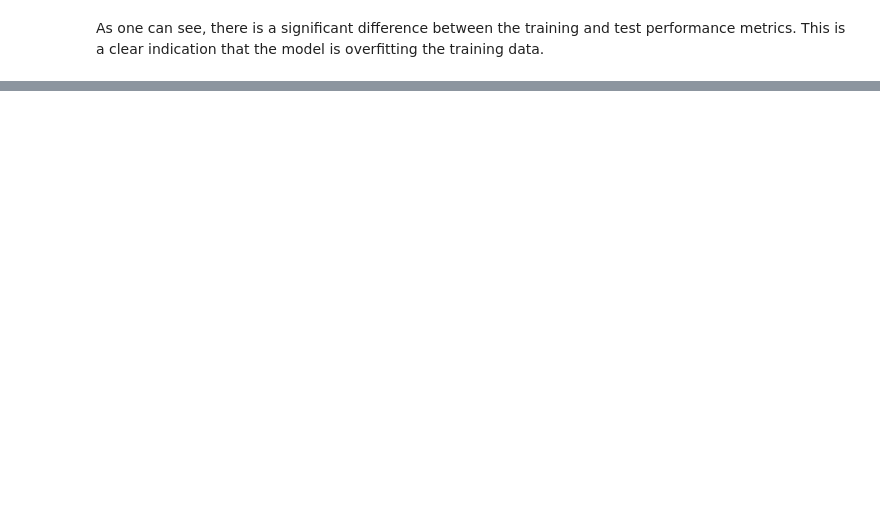
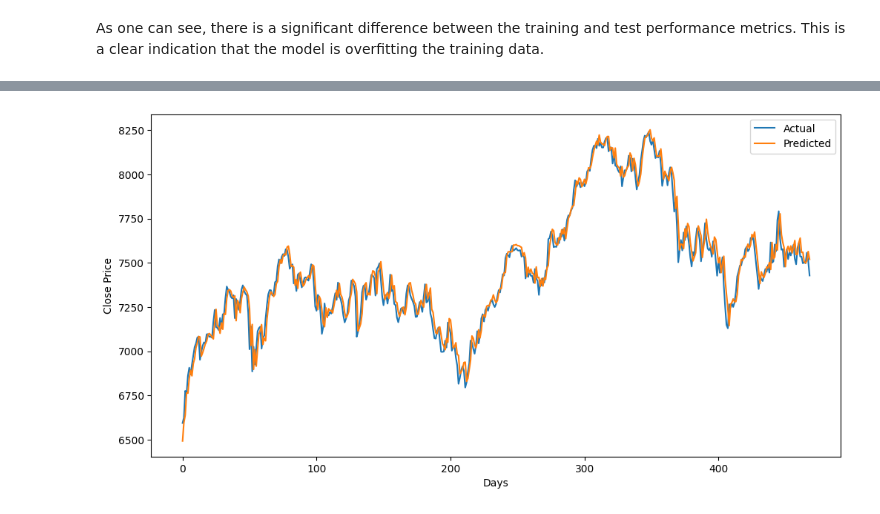
Before and after one commit to mathis-blln/projet_STA, a Jupyter notebook: Machine learning models/regression_ridge.ipynb, the cells around one changed output, grey strips where cells are left out. Saved outputs shown, nothing was run; the diff lists cells and outputs as text; code cells hidden in the pictures; blank space fills up the shorter version.

```diff
--- a/Machine learning models/regression_ridge.ipynb
+++ b/Machine learning models/regression_ridge.ipynb
@@ -18,7 +16,3 @@ data.columns
 
 # date as datetime
 data['Date'] = pd.to_datetime(data['Date'])
-data['year'] = data['Date'].dt.year
-data['month'] = data['Date'].dt.month
-data['day'] = data['Date'].dt.day
-data['day_of_week'] = data['Date'].dt.dayofweek
@@ -505,28 +122,0 @@ model.fit(X_train, y_train)
-# %%
-# Make predictions on the test set
-
-# Predictions on the train and test sets
-y_train_pred = model.predict(X_train)
-y_test_pred = model.predict(X_test)
-
-# Performance metrics for the training set
-train_mse = mean_squared_error(y_train, y_train_pred)
-train_r_squared = r2_score(y_train, y_train_pred)
-train_mae = mean_absolute_error(y_train, y_train_pred)
-train_rmse = train_mse ** 0.5
-
-# # Performance metrics for the test set
-test_mse = mean_squared_error(y_test, y_test_pred)
-test_r_squared = r2_score(y_test, y_test_pred)
-test_mae = mean_absolute_error(y_test, y_test_pred)
-test_rmse = test_mse ** 0.5
-
-# Prepare the data for the summary table
-summary_table = {
-    "Metric": ["R²", "MSE", "RMSE", "MAE"],
-    "Train": [train_r_squared, train_mse, train_rmse, train_mae],
-    "Test": [test_r_squared, test_mse, test_rmse, test_mae]
-}
-
-summary_table = pd.DataFrame(summary_table)
-print(summary_table)
@@ -715,0 +123,11 @@ class GradientBoostingNadarayaWatson:
+# %%
+# Plot the predictions
+plt.figure(figsize=(12, 6))
+plt.plot(y_test.reset_index(drop=True), label='Actual')
+plt.plot(y_test_pred, label='Predicted')
+plt.xlabel('Days')
+plt.ylabel('Close Price')
+plt.legend()
+plt.show()
+# %% [output]
+[figure, added]
```
Also changed, not shown: parts of 55 cells of this notebook, 2 other files.
